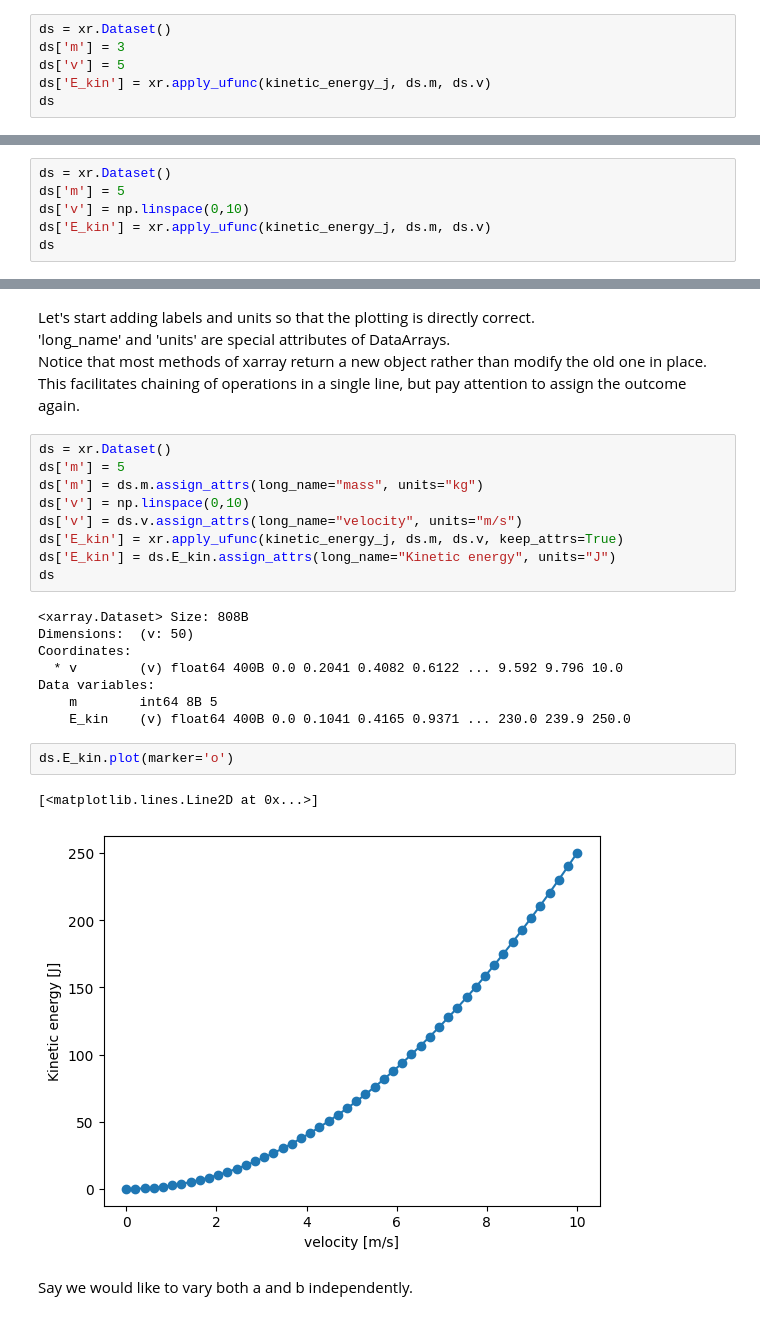
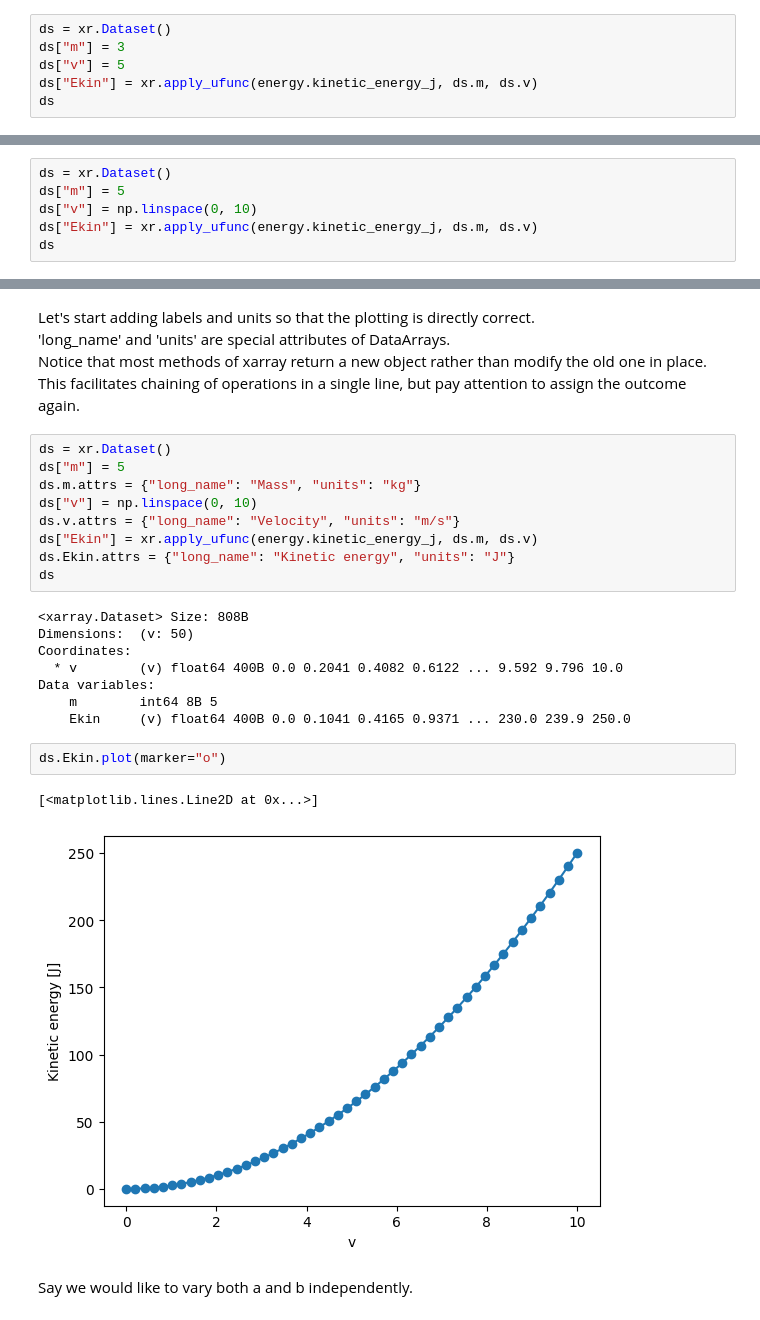
Before and after one commit to hbeukers/simulation-tutorial, a Jupyter notebook: notebooks/2_apply_ufunc.ipynb, the cells around one changed output, grey strips where cells are left out. Drawn from its saved outputs; the diff is of its cells as text.

```diff
--- a/notebooks/2_apply_ufunc.ipynb
+++ b/notebooks/2_apply_ufunc.ipynb
@@ -18,9 +26,9 @@ Function calls can be executed with xr.apply_ufunc
 This might feel like an unnecessary complication of the problem, it will prove to be a very powerful and flexible framework of running sweeps of simulations.
 # %%
 ds = xr.Dataset()
-ds['m'] = 3
-ds['v'] = 5
-ds['E_kin'] = xr.apply_ufunc(kinetic_energy_j, ds.m, ds.v)
+ds["m"] = 3
+ds["v"] = 5
+ds["Ekin"] = xr.apply_ufunc(energy.kinetic_energy_j, ds.m, ds.v)
 ds
 # %% [output]
 <xarray.Dataset> Size: 24B
@@ -33,9 +41,9 @@ Data variables:
 Say we want to see what the effect is of sweeping a.
 # %%
 ds = xr.Dataset()
-ds['m'] = 5
-ds['v'] = np.linspace(0,10)
-ds['E_kin'] = xr.apply_ufunc(kinetic_energy_j, ds.m, ds.v)
+ds["m"] = 5
+ds["v"] = np.linspace(0, 10)
+ds["Ekin"] = xr.apply_ufunc(energy.kinetic_energy_j, ds.m, ds.v)
 ds
 # %% [output]
 <xarray.Dataset> Size: 808B
@@ -57,12 +65,12 @@ Notice that most methods of xarray return a new object rather than modify the ol
 This facilitates chaining of operations in a single line, but pay attention to assign the outcome again.
 # %%
 ds = xr.Dataset()
-ds['m'] = 5
-ds['m'] = ds.m.assign_attrs(long_name="mass", units="kg")
-ds['v'] = np.linspace(0,10)
-ds['v'] = ds.v.assign_attrs(long_name="velocity", units="m/s")
-ds['E_kin'] = xr.apply_ufunc(kinetic_energy_j, ds.m, ds.v, keep_attrs=True)
-ds['E_kin'] = ds.E_kin.assign_attrs(long_name="Kinetic energy", units="J")
+ds["m"] = 5
+ds.m.attrs = {"long_name": "Mass", "units": "kg"}
+ds["v"] = np.linspace(0, 10)
+ds.v.attrs = {"long_name": "Velocity", "units": "m/s"}
+ds["Ekin"] = xr.apply_ufunc(energy.kinetic_energy_j, ds.m, ds.v)
+ds.Ekin.attrs = {"long_name": "Kinetic energy", "units": "J"}
 ds
 # %% [output]
 <xarray.Dataset> Size: 808B
@@ -71,12 +79,12 @@ Coordinates:
   * v        (v) float64 400B 0.0 0.2041 0.4082 0.6122 ... 9.592 9.796 10.0
 Data variables:
     m        int64 8B 5
-    E_kin    (v) float64 400B 0.0 0.1041 0.4165 0.9371 ... 230.0 239.9 250.0
+    Ekin     (v) float64 400B 0.0 0.1041 0.4165 0.9371 ... 230.0 239.9 250.0
 # %%
-ds.E_kin.plot(marker='o')
+ds.Ekin.plot(marker="o")
 # %% [output]
 [<matplotlib.lines.Line2D at 0x...>]
-[figure, old version]
+[figure, new version]
 # %% [markdown]
 Say we would like to vary both a and b independently.
 # %%
```
Also changed, not shown: parts of 16 cells of this notebook, 5 other files.
